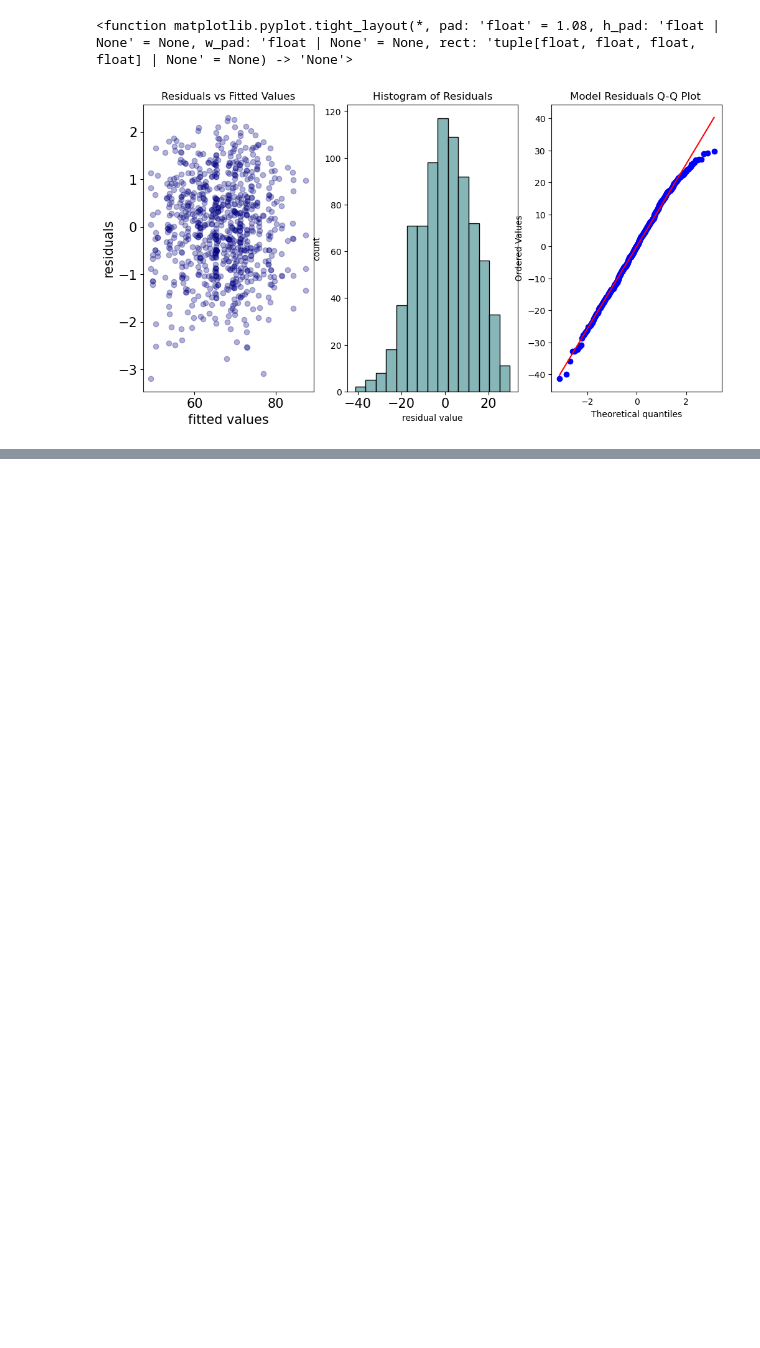
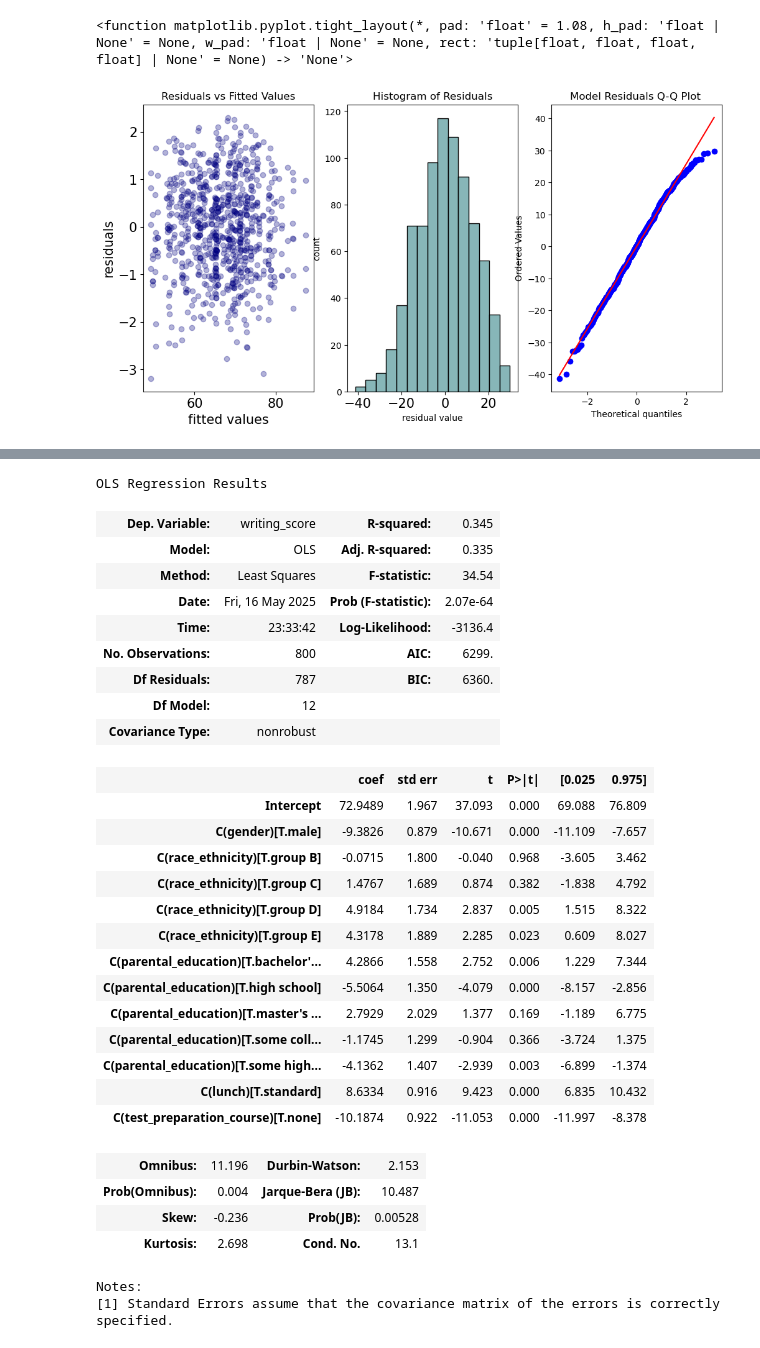
Before and after one commit to adam04-D/Simple-Linear-Regression-from-Scratch, a Jupyter notebook: reg-multipe/reg-mult.ipynb, the cells around one changed output, grey strips where cells are left out. Drawn from its saved outputs; the diff is of its cells as text; code cells hidden in the pictures; blank space fills up the shorter version.

Commit message:
Regression with statsmodel

```diff
--- a/reg-multipe/reg-mult.ipynb
+++ b/reg-multipe/reg-mult.ipynb
@@ -556,3 +554,41 @@ OLS Regression Results
 | Kurtosis: | 2.597 | Cond. No. | 13.1 |
 Notes:
 [1] Standard Errors assume that the covariance matrix of the errors is correctly specified.
+# %%
+###redicting the writing score
+
+model3 = sm.OLS.from_formula('writing_score ~ C(gender) + C(race_ethnicity) + C(parental_education) + C(lunch) + C(test_preparation_course)', data=train)
+
+results3 = model3.fit()
+results3.summary()
+# %% [output]
+OLS Regression Results
+| Dep. Variable: | writing_score | R-squared: | 0.345 |
+| Model: | OLS | Adj. R-squared: | 0.335 |
+| Method: | Least Squares | F-statistic: | 34.54 |
+| Date: | Fri, 16 May 2025 | Prob (F-statistic): | 2.07e-64 |
+| Time: | 23:33:42 | Log-Likelihood: | -3136.4 |
+| No. Observations: | 800 | AIC: | 6299. |
+| Df Residuals: | 787 | BIC: | 6360. |
+| Df Model: | 12 |  |  |
+| Covariance Type: | nonrobust |  |  |
+|  | coef | std err | t | P>|t| | [0.025 | 0.975] |
+| Intercept | 72.9489 | 1.967 | 37.093 | 0.000 | 69.088 | 76.809 |
+| C(gender)[T.male] | -9.3826 | 0.879 | -10.671 | 0.000 | -11.109 | -7.657 |
+| C(race_ethnicity)[T.group B] | -0.0715 | 1.800 | -0.040 | 0.968 | -3.605 | 3.462 |
+| C(race_ethnicity)[T.group C] | 1.4767 | 1.689 | 0.874 | 0.382 | -1.838 | 4.792 |
+| C(race_ethnicity)[T.group D] | 4.9184 | 1.734 | 2.837 | 0.005 | 1.515 | 8.322 |
+| C(race_ethnicity)[T.group E] | 4.3178 | 1.889 | 2.285 | 0.023 | 0.609 | 8.027 |
+| C(parental_education)[T.bachelor'... | 4.2866 | 1.558 | 2.752 | 0.006 | 1.229 | 7.344 |
+| C(parental_education)[T.high school] | -5.5064 | 1.350 | -4.079 | 0.000 | -8.157 | -2.856 |
+| C(parental_education)[T.master's ... | 2.7929 | 2.029 | 1.377 | 0.169 | -1.189 | 6.775 |
+| C(parental_education)[T.some coll... | -1.1745 | 1.299 | -0.904 | 0.366 | -3.724 | 1.375 |
+| C(parental_education)[T.some high... | -4.1362 | 1.407 | -2.939 | 0.003 | -6.899 | -1.374 |
+| C(lunch)[T.standard] | 8.6334 | 0.916 | 9.423 | 0.000 | 6.835 | 10.432 |
+| C(test_preparation_course)[T.none] | -10.1874 | 0.922 | -11.053 | 0.000 | -11.997 | -8.378 |
+| Omnibus: | 11.196 | Durbin-Watson: | 2.153 |
+| Prob(Omnibus): | 0.004 | Jarque-Bera (JB): | 10.487 |
+| Skew: | -0.236 | Prob(JB): | 0.00528 |
+| Kurtosis: | 2.698 | Cond. No. | 13.1 |
+Notes:
+[1] Standard Errors assume that the covariance matrix of the errors is correctly specified.
```
Also changed, not shown: parts of 8 cells of this notebook, 1 other file.
